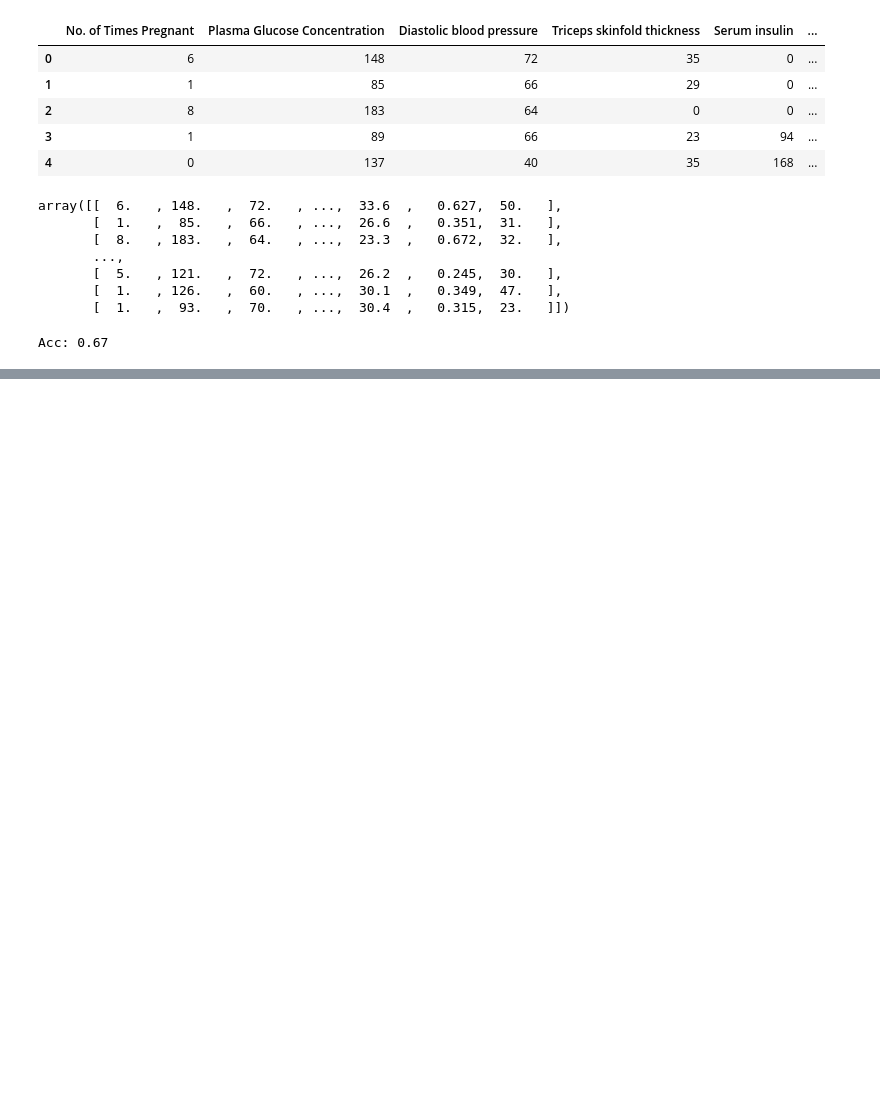
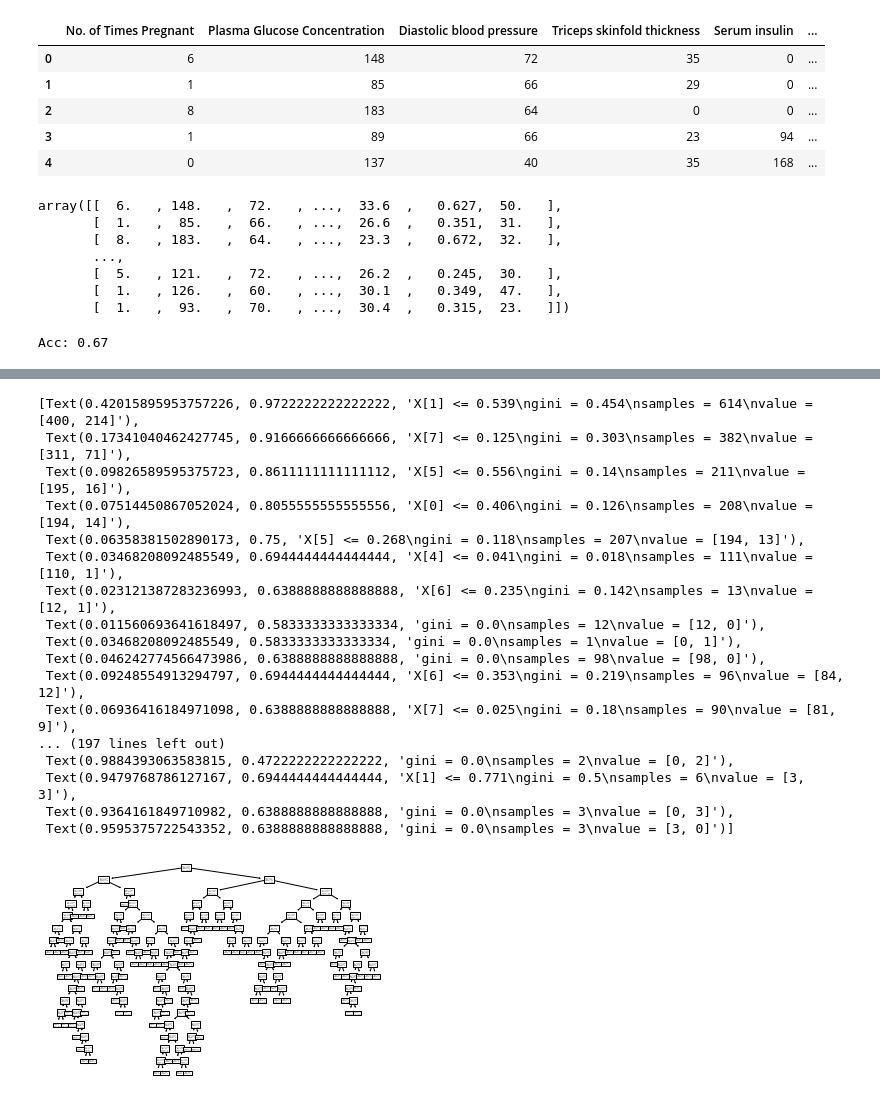
Before and after one commit to ammarlodhi255/machine-learning-with-python, a Jupyter notebook: supervised learning with scikit-learn/4. decision_tree_classification.ipynb, the cells around one changed output, grey strips where cells are left out. Saved outputs shown, nothing was run; the diff lists cells and outputs as text; code cells hidden in the pictures; blank space fills up the shorter version.

Commit message:
decision tree classfication with visualization

```diff
--- a/supervised learning with scikit-learn/4. decision_tree_classification.ipynb
+++ b/supervised learning with scikit-learn/4. decision_tree_classification.ipynb
@@ -106,3 +106,25 @@ predictions
 | 152 | 1 | 0 |
 | 153 | 0 | 0 |
 154 rows × 2 columns
+# %%
+from sklearn import tree
+tree.plot_tree(classifier)
+# %% [output]
+[Text(0.42015895953757226, 0.9722222222222222, 'X[1] <= 0.539\ngini = 0.454\nsamples = 614\nvalue = [400, 214]'),
+ Text(0.17341040462427745, 0.9166666666666666, 'X[7] <= 0.125\ngini = 0.303\nsamples = 382\nvalue = [311, 71]'),
+ Text(0.09826589595375723, 0.8611111111111112, 'X[5] <= 0.556\ngini = 0.14\nsamples = 211\nvalue = [195, 16]'),
+ Text(0.07514450867052024, 0.8055555555555556, 'X[0] <= 0.406\ngini = 0.126\nsamples = 208\nvalue = [194, 14]'),
+ Text(0.06358381502890173, 0.75, 'X[5] <= 0.268\ngini = 0.118\nsamples = 207\nvalue = [194, 13]'),
+ Text(0.03468208092485549, 0.6944444444444444, 'X[4] <= 0.041\ngini = 0.018\nsamples = 111\nvalue = [110, 1]'),
+ Text(0.023121387283236993, 0.6388888888888888, 'X[6] <= 0.235\ngini = 0.142\nsamples = 13\nvalue = [12, 1]'),
+ Text(0.011560693641618497, 0.5833333333333334, 'gini = 0.0\nsamples = 12\nvalue = [12, 0]'),
+ Text(0.03468208092485549, 0.5833333333333334, 'gini = 0.0\nsamples = 1\nvalue = [0, 1]'),
+ Text(0.046242774566473986, 0.6388888888888888, 'gini = 0.0\nsamples = 98\nvalue = [98, 0]'),
+ Text(0.09248554913294797, 0.6944444444444444, 'X[6] <= 0.353\ngini = 0.219\nsamples = 96\nvalue = [84, 12]'),
+ Text(0.06936416184971098, 0.6388888888888888, 'X[7] <= 0.025\ngini = 0.18\nsamples = 90\nvalue = [81, 9]'),
+... (197 lines left out)
+ Text(0.9884393063583815, 0.4722222222222222, 'gini = 0.0\nsamples = 2\nvalue = [0, 2]'),
+ Text(0.9479768786127167, 0.6944444444444444, 'X[1] <= 0.771\ngini = 0.5\nsamples = 6\nvalue = [3, 3]'),
+ Text(0.9364161849710982, 0.6388888888888888, 'gini = 0.0\nsamples = 3\nvalue = [0, 3]'),
+ Text(0.9595375722543352, 0.6388888888888888, 'gini = 0.0\nsamples = 3\nvalue = [3, 0]')]
+[figure, added]
```
Also changed, not shown: parts of 4 cells of this notebook, 2 other files.
